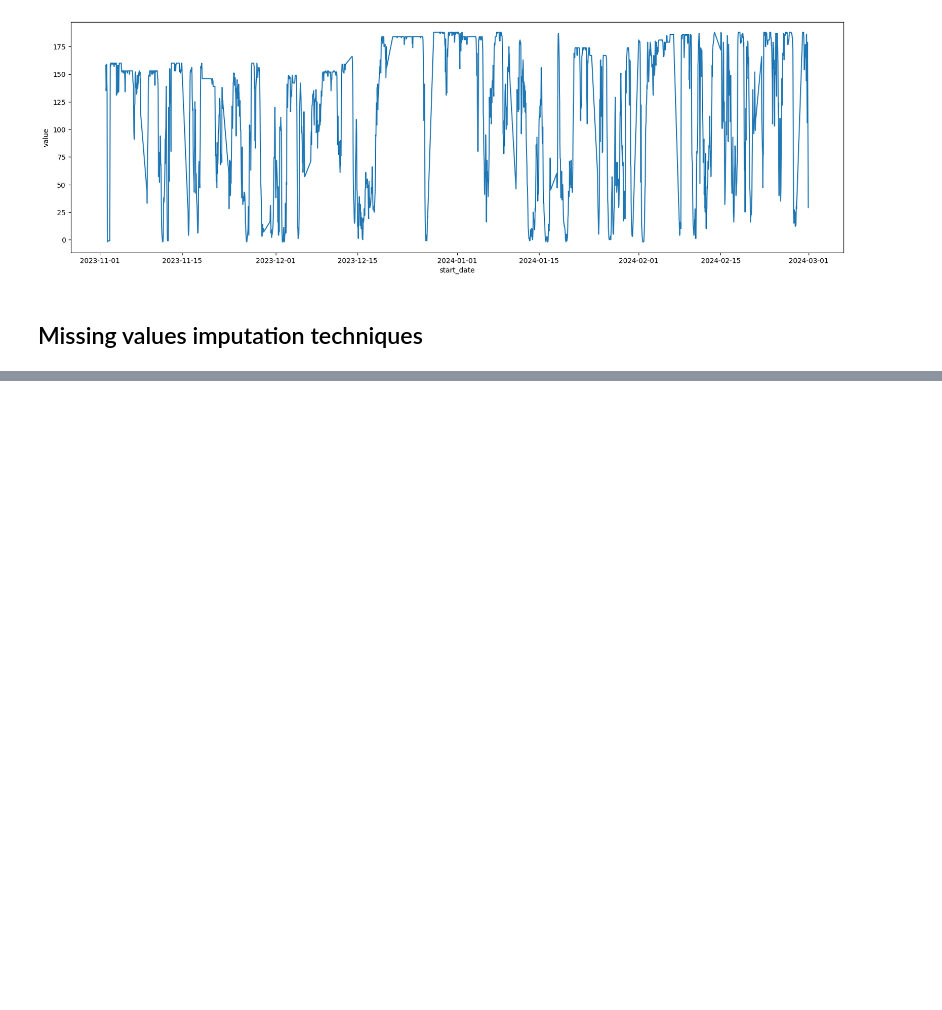
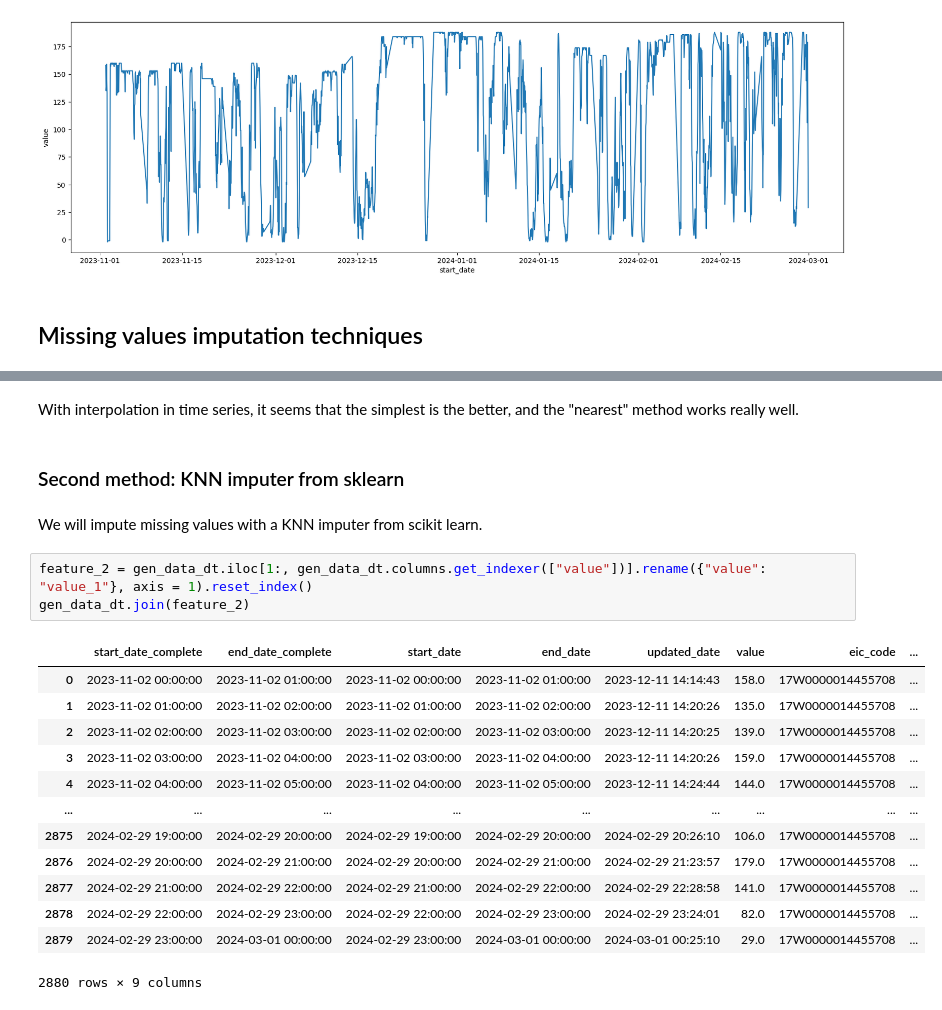
Before and after one commit to DridrM/renewable-energy-forecast, a Jupyter notebook: notebooks/preprocessing_exploration/preprocessing_missing_values.ipynb, the cells around one changed output, grey strips where cells are left out. Cells and saved outputs as stored; diff of their text form; blank space fills up the shorter version.

Commit message:
Found out missing values interpolation and imputation techniques, trying theses techniques

```diff
--- a/notebooks/preprocessing_exploration/preprocessing_missing_values.ipynb
+++ b/notebooks/preprocessing_exploration/preprocessing_missing_values.ipynb
@@ -152,0 +214,23 @@ plt.show()
+# %% [markdown]
+With interpolation in time series, it seems that the simplest is the better, and the "nearest" method works really well.
+# %% [markdown]
+### Second method: KNN imputer from sklearn
+# %% [markdown]
+We will impute missing values with a KNN imputer from scikit learn.
+# %%
+feature_2 = gen_data_dt.iloc[1:, gen_data_dt.columns.get_indexer(["value"])].rename({"value": "value_1"}, axis = 1).reset_index()
+gen_data_dt.join(feature_2)
+# %% [output]
+|  | start_date_complete | end_date_complete | start_date | end_date | updated_date | value | eic_code | ... |
+| 0 | 2023-11-02 00:00:00 | 2023-11-02 01:00:00 | 2023-11-02 00:00:00 | 2023-11-02 01:00:00 | 2023-12-11 14:14:43 | 158.0 | 17W0000014455708 | ... |
+| 1 | 2023-11-02 01:00:00 | 2023-11-02 02:00:00 | 2023-11-02 01:00:00 | 2023-11-02 02:00:00 | 2023-12-11 14:20:26 | 135.0 | 17W0000014455708 | ... |
+| 2 | 2023-11-02 02:00:00 | 2023-11-02 03:00:00 | 2023-11-02 02:00:00 | 2023-11-02 03:00:00 | 2023-12-11 14:20:25 | 139.0 | 17W0000014455708 | ... |
+| 3 | 2023-11-02 03:00:00 | 2023-11-02 04:00:00 | 2023-11-02 03:00:00 | 2023-11-02 04:00:00 | 2023-12-11 14:20:26 | 159.0 | 17W0000014455708 | ... |
+| 4 | 2023-11-02 04:00:00 | 2023-11-02 05:00:00 | 2023-11-02 04:00:00 | 2023-11-02 05:00:00 | 2023-12-11 14:24:44 | 144.0 | 17W0000014455708 | ... |
+| ... | ... | ... | ... | ... | ... | ... | ... | ... |
+| 2875 | 2024-02-29 19:00:00 | 2024-02-29 20:00:00 | 2024-02-29 19:00:00 | 2024-02-29 20:00:00 | 2024-02-29 20:26:10 | 106.0 | 17W0000014455708 | ... |
+| 2876 | 2024-02-29 20:00:00 | 2024-02-29 21:00:00 | 2024-02-29 20:00:00 | 2024-02-29 21:00:00 | 2024-02-29 21:23:57 | 179.0 | 17W0000014455708 | ... |
+| 2877 | 2024-02-29 21:00:00 | 2024-02-29 22:00:00 | 2024-02-29 21:00:00 | 2024-02-29 22:00:00 | 2024-02-29 22:28:58 | 141.0 | 17W0000014455708 | ... |
+| 2878 | 2024-02-29 22:00:00 | 2024-02-29 23:00:00 | 2024-02-29 22:00:00 | 2024-02-29 23:00:00 | 2024-02-29 23:24:01 | 82.0 | 17W0000014455708 | ... |
+| 2879 | 2024-02-29 23:00:00 | 2024-03-01 00:00:00 | 2024-02-29 23:00:00 | 2024-03-01 00:00:00 | 2024-03-01 00:25:10 | 29.0 | 17W0000014455708 | ... |
+2880 rows × 9 columns
```
Also changed, not shown: parts of 8 cells of this notebook.
